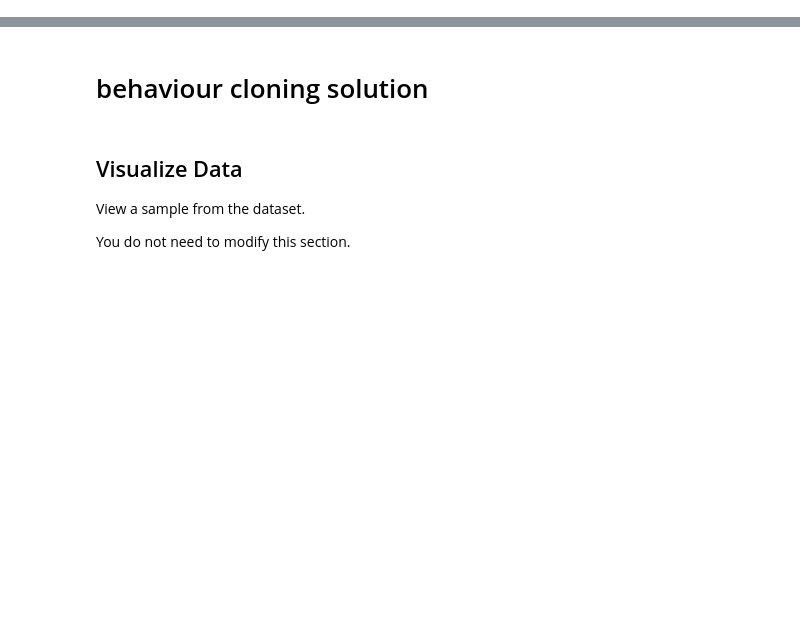
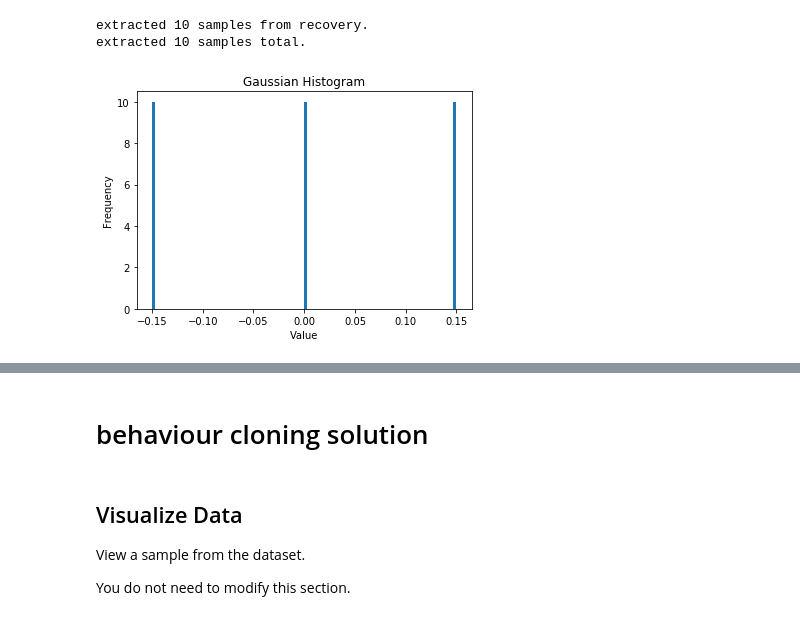
Before and after one commit to rbcorx/CarND-Behavioral-Cloning-P3, a Jupyter notebook: test.ipynb, the cells around one changed output, grey strips where cells are left out. Cells and saved outputs as stored; diff of their text form; code cells hidden in the pictures; blank space fills up the shorter version.

```diff
--- a/test.ipynb
+++ b/test.ipynb
@@ -54,26 +0,0 @@ extracted 8036 samples total.
-# %%
-def get_img(img_entry, folder, fake=False):
-    if fake:
-        return {'h': 160, 'w': 320}
-    path = os.path.join(PATH_TO_DATA_FOLDER, folder, PATH_TO_IMG,
-                                    img_entry.split('/')[-1])
-    return cv2.imread(path)
-
-def plot_img(image):
-        plt.figure()
-        plt.imshow(image, cmap="gray")
-
-def extract_samples_from_rows(data, img_index=0, angle_offset=0, fake=False):
-    if type(img_index) == int:
-        img_index = [img_index, ]
-    if type (angle_offset) == int:
-        angle_offset = [angle_offset, ]
-    images = []
-    angles = []
-    for row in data:
-        images.extend([get_img(row[i], row[-1], fake) for i in img_index])
-        angles.extend([float(row[3]) + offset for offset in angle_offset])
-    return (images, angles)
-
-images, steers = extract_samples_from_rows(data, [0, 1, 2], [0, -0.15, 0.15], fake=True)
-# list(map(plot_img, images))
@@ -79,0 +351,22 @@ images, steers = extract_samples_from_rows(data, [0, 1, 2], [0, -0.15, 0.15], fa
+# %%
+data, count = get_data(10)
+
+#g = generate_batch(data, fake=True, flipit=True, rand_camera=True)
+
+images, steers = [], []
+
+# for el in g:
+#     images.extend(el[0])
+#     steers.extend(el[1])
+#     if len(images) >= count:
+#         break
+
+images, steers = extract_samples_from_rows(data, [0, 1, 2], [0, -0.15, 0.15], fake=False, )#rand=True)
+
+aug_image = create_aug_img_pipeline(accepted_angles=[0, 0.15, -0.15], fake=False)
+
+plot_data(steers)
+# %% [output]
+extracted 10 samples from recovery.
+extracted 10 samples total.
+[figure, added]
```
Also changed, not shown: parts of 13 cells of this notebook, 6 other files.
